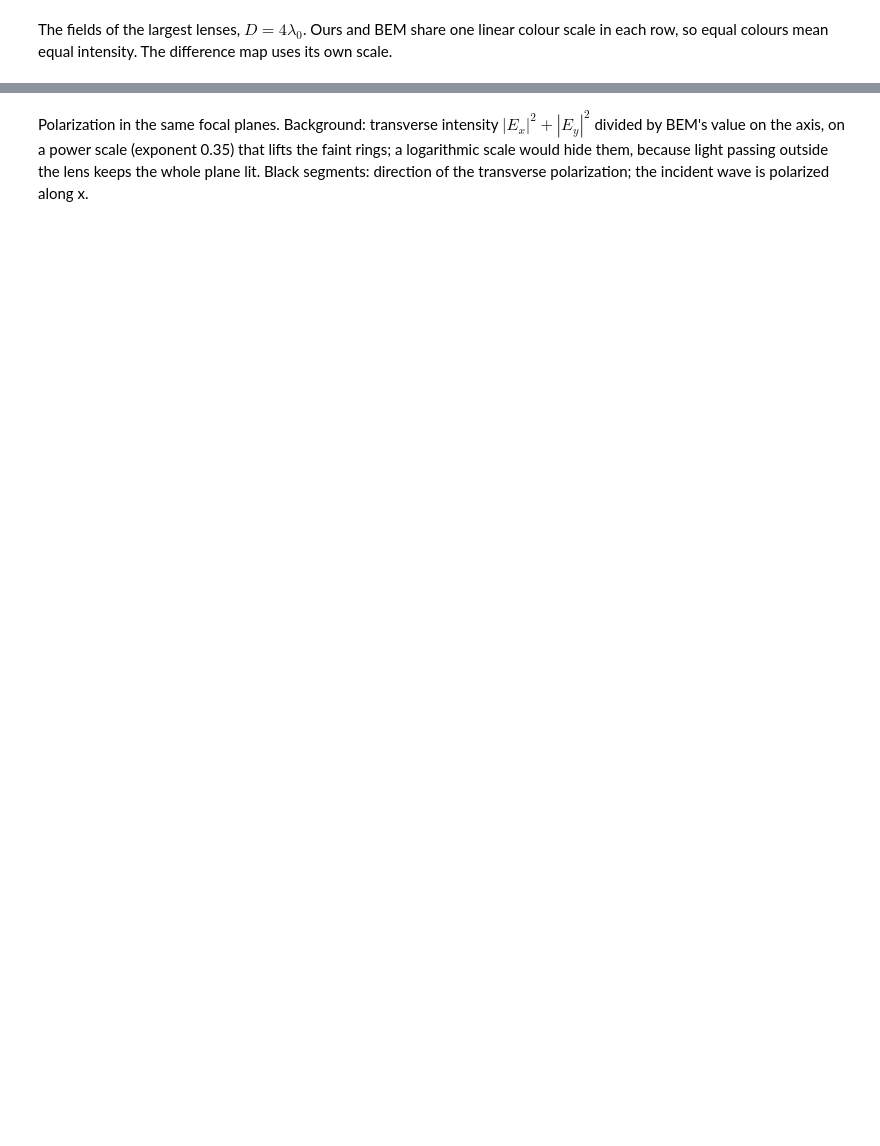
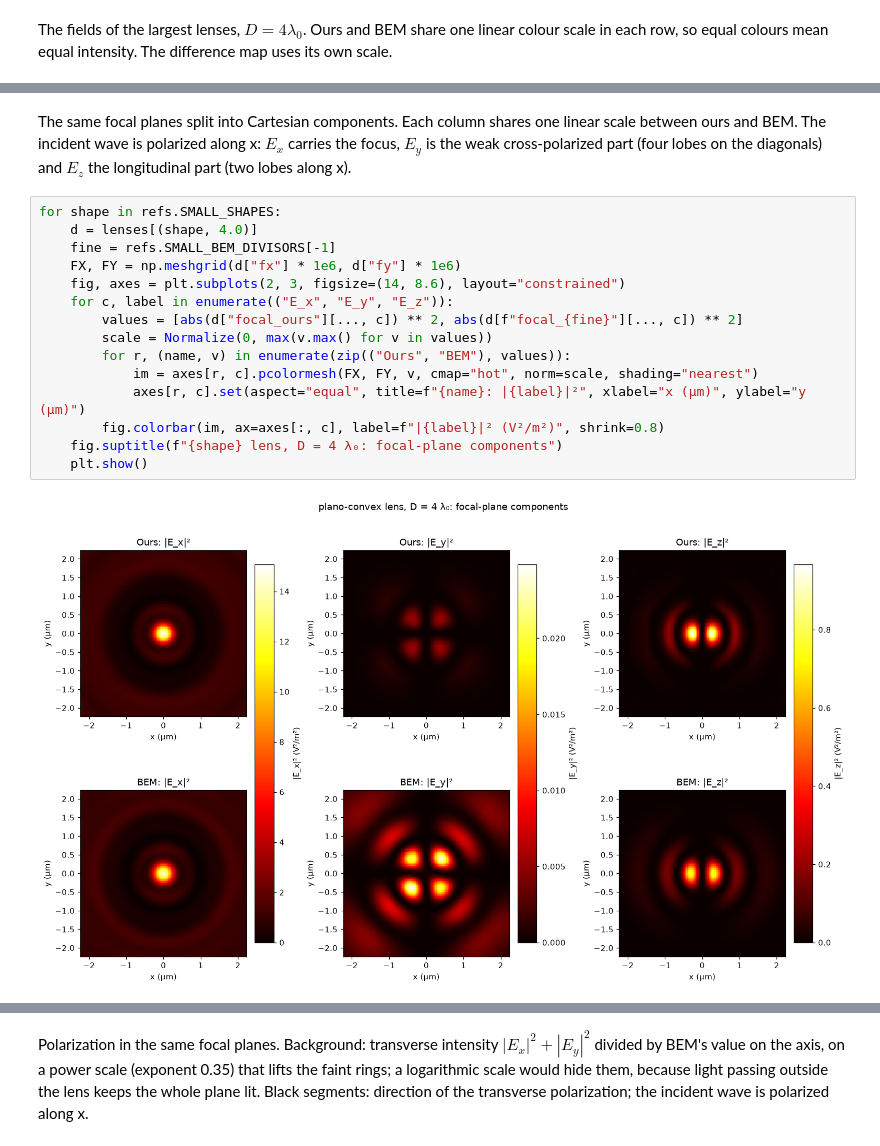
Before and after one commit to blancusjh/vecdiff, a Jupyter notebook: general/notebooks/06_full_wave_reference_validation.ipynb, the cells around one changed output, grey strips where cells are left out. Drawn from its saved outputs; the diff is of its cells as text; blank space fills up the shorter version.

```diff
--- a/general/notebooks/06_full_wave_reference_validation.ipynb
+++ b/general/notebooks/06_full_wave_reference_validation.ipynb
@@ -180,0 +181,19 @@ for shape in refs.SMALL_SHAPES:
+# %% [markdown]
+The same focal planes split into Cartesian components. Each column shares one linear scale between ours and BEM. The incident wave is polarized along x: $E_x$ carries the focus, $E_y$ is the weak cross-polarized part (four lobes on the diagonals) and $E_z$ the longitudinal part (two lobes along x).
+# %%
+for shape in refs.SMALL_SHAPES:
+    d = lenses[(shape, 4.0)]
+    fine = refs.SMALL_BEM_DIVISORS[-1]
+    FX, FY = np.meshgrid(d["fx"] * 1e6, d["fy"] * 1e6)
+    fig, axes = plt.subplots(2, 3, figsize=(14, 8.6), layout="constrained")
+    for c, label in enumerate(("E_x", "E_y", "E_z")):
+        values = [abs(d["focal_ours"][..., c]) ** 2, abs(d[f"focal_{fine}"][..., c]) ** 2]
+        scale = Normalize(0, max(v.max() for v in values))
+        for r, (name, v) in enumerate(zip(("Ours", "BEM"), values)):
+            im = axes[r, c].pcolormesh(FX, FY, v, cmap="hot", norm=scale, shading="nearest")
+            axes[r, c].set(aspect="equal", title=f"{name}: |{label}|²", xlabel="x (µm)", ylabel="y (µm)")
+        fig.colorbar(im, ax=axes[:, c], label=f"|{label}|² (V²/m²)", shrink=0.8)
+    fig.suptitle(f"{shape} lens, D = 4 λ₀: focal-plane components")
+    plt.show()
+# %% [output]
+[figure, added]
```
Also changed, not shown: parts of 6 cells of this notebook, 1 other file.
